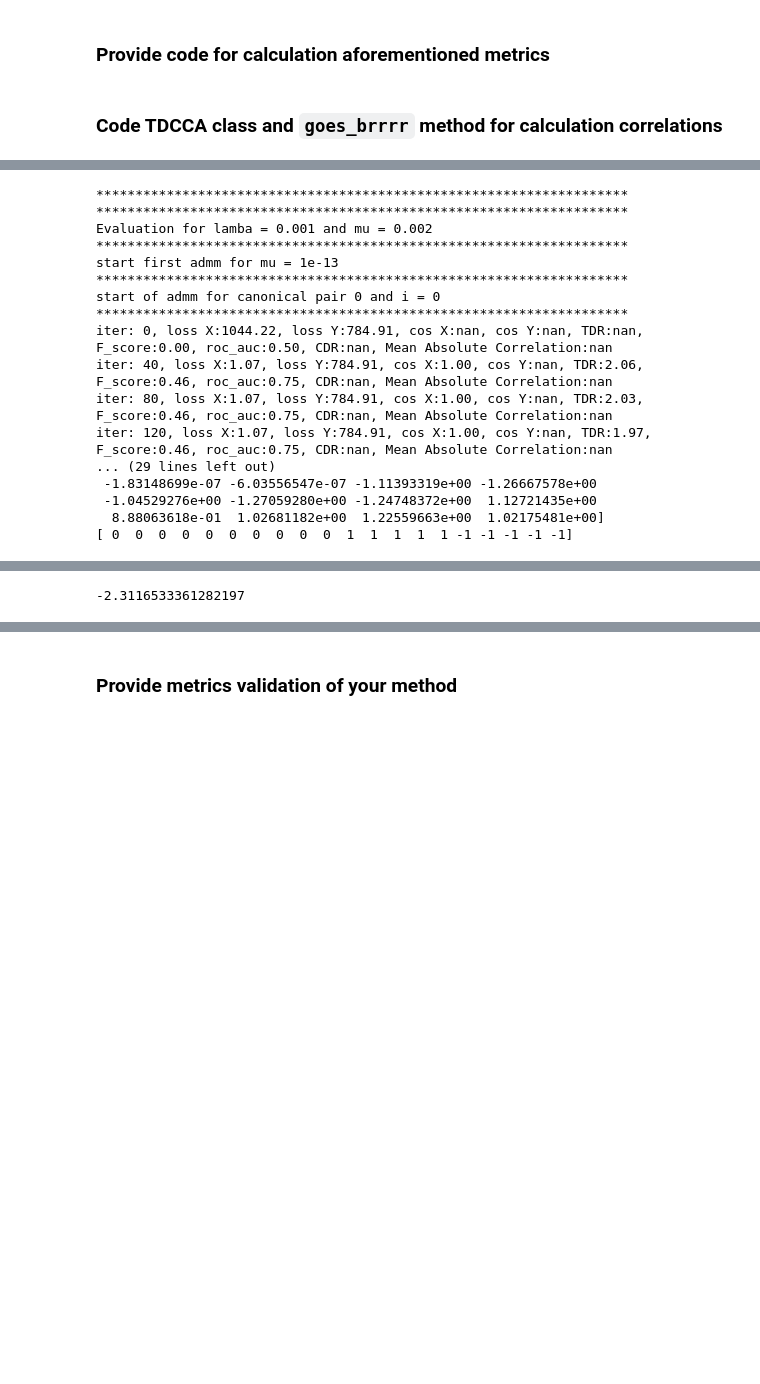
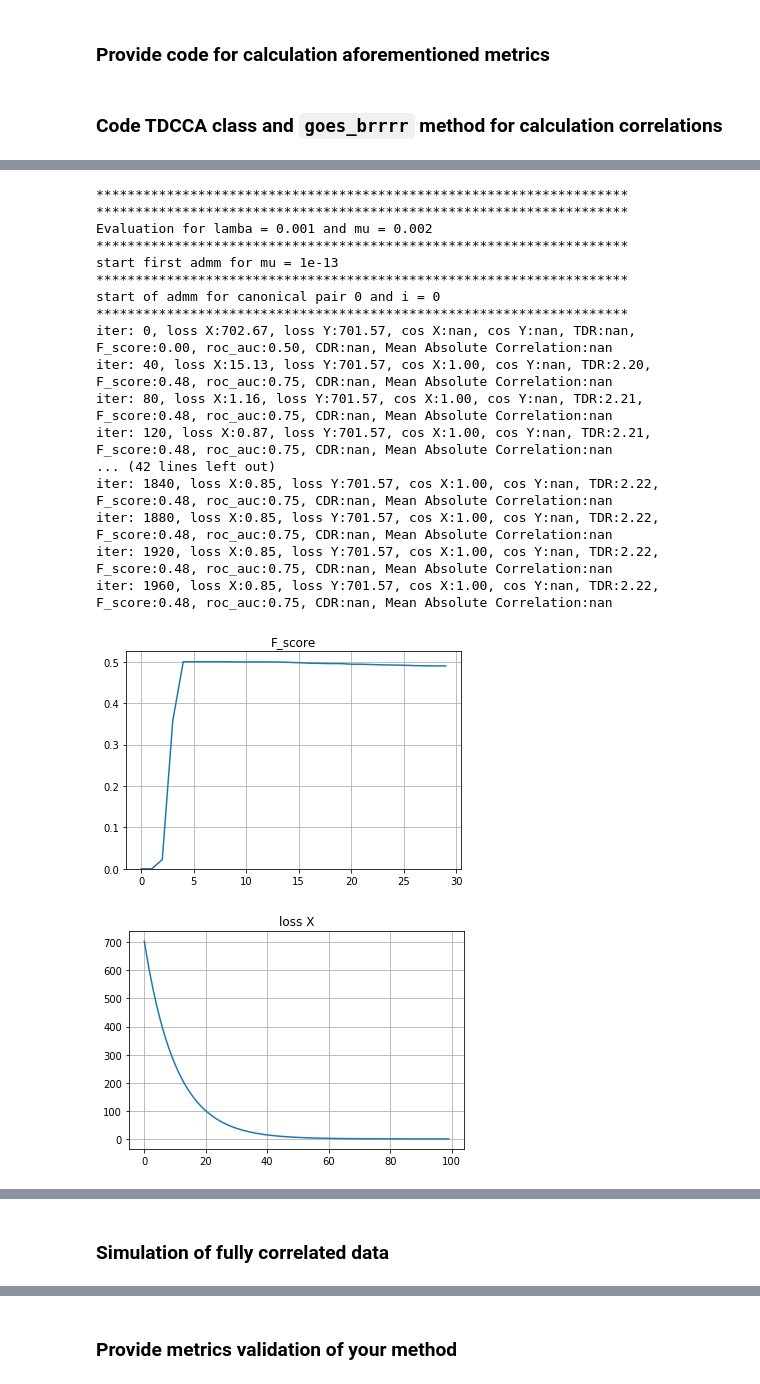
Before and after one commit to ArsenyGorbunov/TDCCA, a Jupyter notebook: HA2.ipynb, the cells around one changed output, grey strips where cells are left out. Cells and saved outputs as stored; diff of their text form; code cells hidden in the pictures; blank space fills up the shorter version.

```diff
--- a/HA2.ipynb
+++ b/HA2.ipynb
@@ -45,6 +45,7 @@ import scipy.linalg
 import matplotlib.pyplot as plt
 from scipy import stats
 from sklearn.metrics import roc_auc_score, f1_score
+
 
 def sim1(t=100, d=4, n=100, generator_type="normal"):
     """
@@ -55,7 +56,7 @@ def sim1(t=100, d=4, n=100, generator_type="normal"):
         Xt_list: [x1, x2,....]
     """
     if generator_type == "normal":
-        type1 = [1, -1, 0, 0]
+        type1 = [1, -1, 0]
         type2 = [0, -1, 1, 0]
     elif generator_type == "noise":
         type1 = [0, 0, 0]
@@ -78,7 +79,7 @@ def sim1(t=100, d=4, n=100, generator_type="normal"):
     # Now we have value of 4
     for i in range(2 * t * n):
         # now build W for D_value
-        if i < (t * n):
+        if i < (t * n) or generator_type == 'related':
             # For first part we will start from 00
             # we are in type 1
             if i % 2 == 0:
@@ -86,7 +87,6 @@ def sim1(t=100, d=4, n=100, generator_type="normal"):
                 # first 1, -1, 0 and then
                 w = [type1[0]] * d_value + [type1[1]] * d_value + [type1[2]] * int(d - d / 2)
             else:
-                #       0               0                 1
                 w = [type1[2]] * d_value * 2 + [type1[0]] * d_value + [type1[1]] * d_value  # *d_value
         else:
             # now in type 2
@@ -105,6 +105,8 @@ def sim1(t=100, d=4, n=100, generator_type="normal"):
         nu = np.array([np.random.normal(0, 0.1) for i in range(len(w))])
 
         # Now equation
+        if generator_type == "noise":
+            Xt = e + nu
         Xt = (w + e) * u + nu
         # Now add
         Xt_list.append(Xt)
@@ -274,2 +210,0 @@ In each dictionary lies 6 parameters:
-# %%
-X = segmented_data[0][0]['X'].max()
@@ -499,35 +542,31 @@ mu = [0.002, 0.0002, 0.0005, 0.0008, 0.001, 0.002, 0.005]
 # %%
-for i in lam: #reversed(lam):
-    for j in mu: #reversed(mu):
-        print('********************************************************************')
-        print('********************************************************************')
-        print(f'Evaluation for lamba = {i} and mu = {j}')
-        params = {'data':segmented_data,
-                  'lambda_': i,
-                  'mu': j,
-                  'l':1,
-                 'nu':0.1}
-        tdcca = TDCCA(**params)
-        W = tdcca.algoritm_2(n_iters=200)
-        print(W[1,0,:,0])
-        print(segmented_data[1][0]['W_real'])
-        break
-    break
+print('********************************************************************')
+print('********************************************************************')
+print(f'Evaluation for lamba = {i} and mu = {j}')
+params = {'data':segmented_data,
+          'lambda_': i,
+          'mu': j,
+          'l':1,
+         'nu':10}
+tdcca = TDCCA(**params)
+W = tdcca.algoritm_2(n_iters=2000)
 # %% [output]
 ********************************************************************
 ********************************************************************
 Evaluation for lamba = 0.001 and mu = 0.002
 ********************************************************************
 start first admm for mu = 1e-13
 ********************************************************************
 start of admm for canonical pair 0 and i = 0
 ********************************************************************
-iter: 0, loss X:1044.22, loss Y:784.91, cos X:nan, cos Y:nan, TDR:nan, F_score:0.00, roc_auc:0.50, CDR:nan, Mean Absolute Correlation:nan
-iter: 40, loss X:1.07, loss Y:784.91, cos X:1.00, cos Y:nan, TDR:2.06, F_score:0.46, roc_auc:0.75, CDR:nan, Mean Absolute Correlation:nan
-iter: 80, loss X:1.07, loss Y:784.91, cos X:1.00, cos Y:nan, TDR:2.03, F_score:0.46, roc_auc:0.75, CDR:nan, Mean Absolute Correlation:nan
-iter: 120, loss X:1.07, loss Y:784.91, cos X:1.00, cos Y:nan, TDR:1.97, F_score:0.46, roc_auc:0.75, CDR:nan, Mean Absolute Correlation:nan
-... (29 lines left out)
- -1.83148699e-07 -6.03556547e-07 -1.11393319e+00 -1.26667578e+00
- -1.04529276e+00 -1.27059280e+00 -1.24748372e+00  1.12721435e+00
-  8.88063618e-01  1.02681182e+00  1.22559663e+00  1.02175481e+00]
-[ 0  0  0  0  0  0  0  0  0  0  1  1  1  1  1 -1 -1 -1 -1 -1]
+iter: 0, loss X:702.67, loss Y:701.57, cos X:nan, cos Y:nan, TDR:nan, F_score:0.00, roc_auc:0.50, CDR:nan, Mean Absolute Correlation:nan
+iter: 40, loss X:15.13, loss Y:701.57, cos X:1.00, cos Y:nan, TDR:2.20, F_score:0.48, roc_auc:0.75, CDR:nan, Mean Absolute Correlation:nan
+iter: 80, loss X:1.16, loss Y:701.57, cos X:1.00, cos Y:nan, TDR:2.21, F_score:0.48, roc_auc:0.75, CDR:nan, Mean Absolute Correlation:nan
+iter: 120, loss X:0.87, loss Y:701.57, cos X:1.00, cos Y:nan, TDR:2.21, F_score:0.48, roc_auc:0.75, CDR:nan, Mean Absolute Correlation:nan
+... (42 lines left out)
+iter: 1840, loss X:0.85, loss Y:701.57, cos X:1.00, cos Y:nan, TDR:2.22, F_score:0.48, roc_auc:0.75, CDR:nan, Mean Absolute Correlation:nan
+iter: 1880, loss X:0.85, loss Y:701.57, cos X:1.00, cos Y:nan, TDR:2.22, F_score:0.48, roc_auc:0.75, CDR:nan, Mean Absolute Correlation:nan
+iter: 1920, loss X:0.85, loss Y:701.57, cos X:1.00, cos Y:nan, TDR:2.22, F_score:0.48, roc_auc:0.75, CDR:nan, Mean Absolute Correlation:nan
+iter: 1960, loss X:0.85, loss Y:701.57, cos X:1.00, cos Y:nan, TDR:2.22, F_score:0.48, roc_auc:0.75, CDR:nan, Mean Absolute Correlation:nan
+[figure, added]
+[figure, added]
@@ -536,4 +630,2 @@ W = tdcca.algoritm_2(n_iters=200)
-# %%
-W[0,0,:,0].sum()
-# %% [output]
--2.3116533361282197
+# %% [markdown]
+### Simulation of fully correlated data
```
Also changed, not shown: parts of 21 cells of this notebook.
